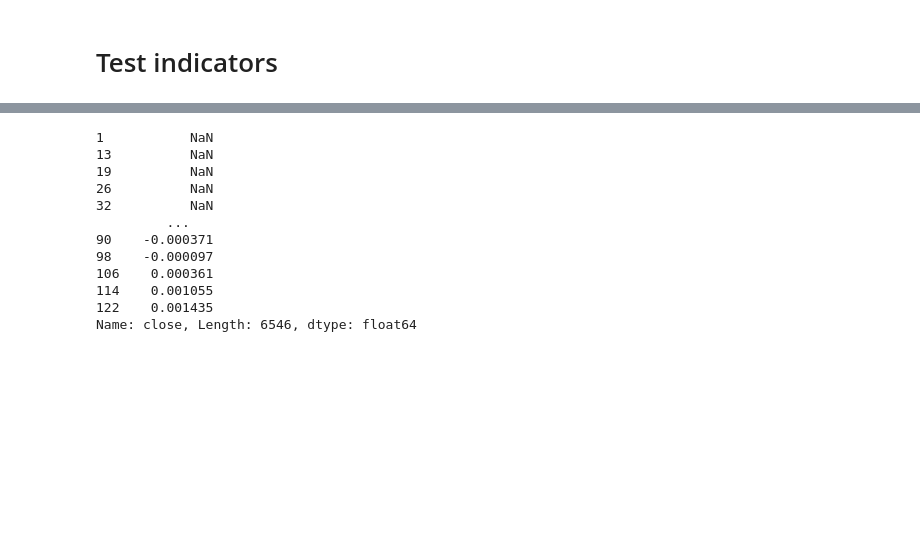
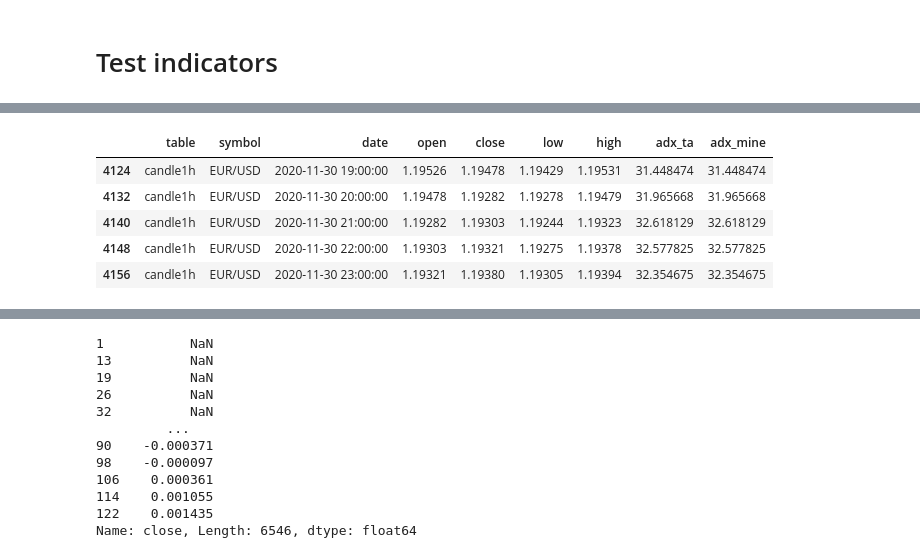
Before and after one commit to lhericourt/trading, a Jupyter notebook: notebooks/data_analysis.ipynb, the cells around one changed output, grey strips where cells are left out. Drawn from its saved outputs; the diff is of its cells as text; code cells hidden in the pictures; blank space fills up the shorter version.

```diff
--- a/notebooks/data_analysis.ipynb
+++ b/notebooks/data_analysis.ipynb
@@ -237,0 +365,9 @@ candles_for_indicator = candles[candles['symbol'] == SYMBOL]
+# %%
+candles_for_indicator.tail()
+# %% [output]
+|  | table | symbol | date | open | close | low | high | adx_ta | adx_mine |
+| 4124 | candle1h | EUR/USD | 2020-11-30 19:00:00 | 1.19526 | 1.19478 | 1.19429 | 1.19531 | 31.448474 | 31.448474 |
+| 4132 | candle1h | EUR/USD | 2020-11-30 20:00:00 | 1.19478 | 1.19282 | 1.19278 | 1.19479 | 31.965668 | 31.965668 |
+| 4140 | candle1h | EUR/USD | 2020-11-30 21:00:00 | 1.19282 | 1.19303 | 1.19244 | 1.19323 | 32.618129 | 32.618129 |
+| 4148 | candle1h | EUR/USD | 2020-11-30 22:00:00 | 1.19303 | 1.19321 | 1.19275 | 1.19378 | 32.577825 | 32.577825 |
+| 4156 | candle1h | EUR/USD | 2020-11-30 23:00:00 | 1.19321 | 1.19380 | 1.19305 | 1.19394 | 32.354675 | 32.354675 |
```
Also changed, not shown: parts of 17 cells of this notebook, 3 other files.
